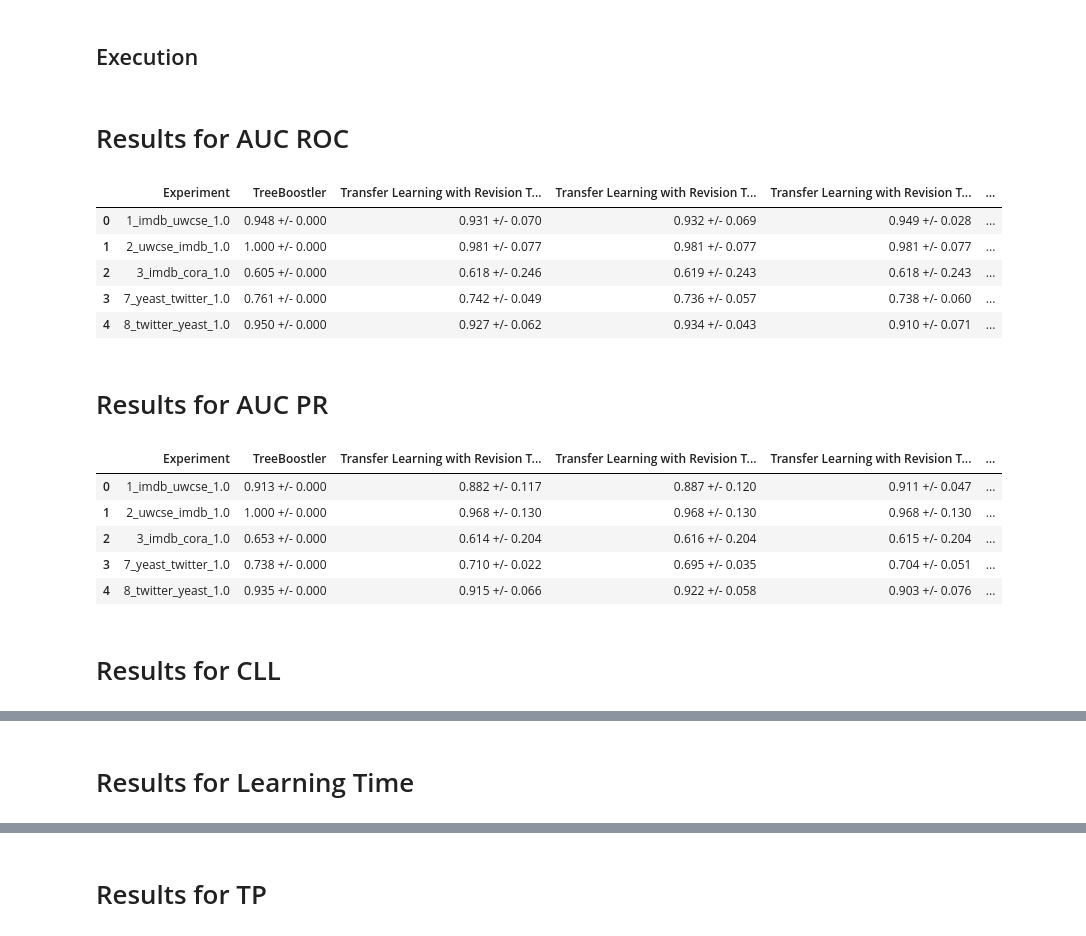
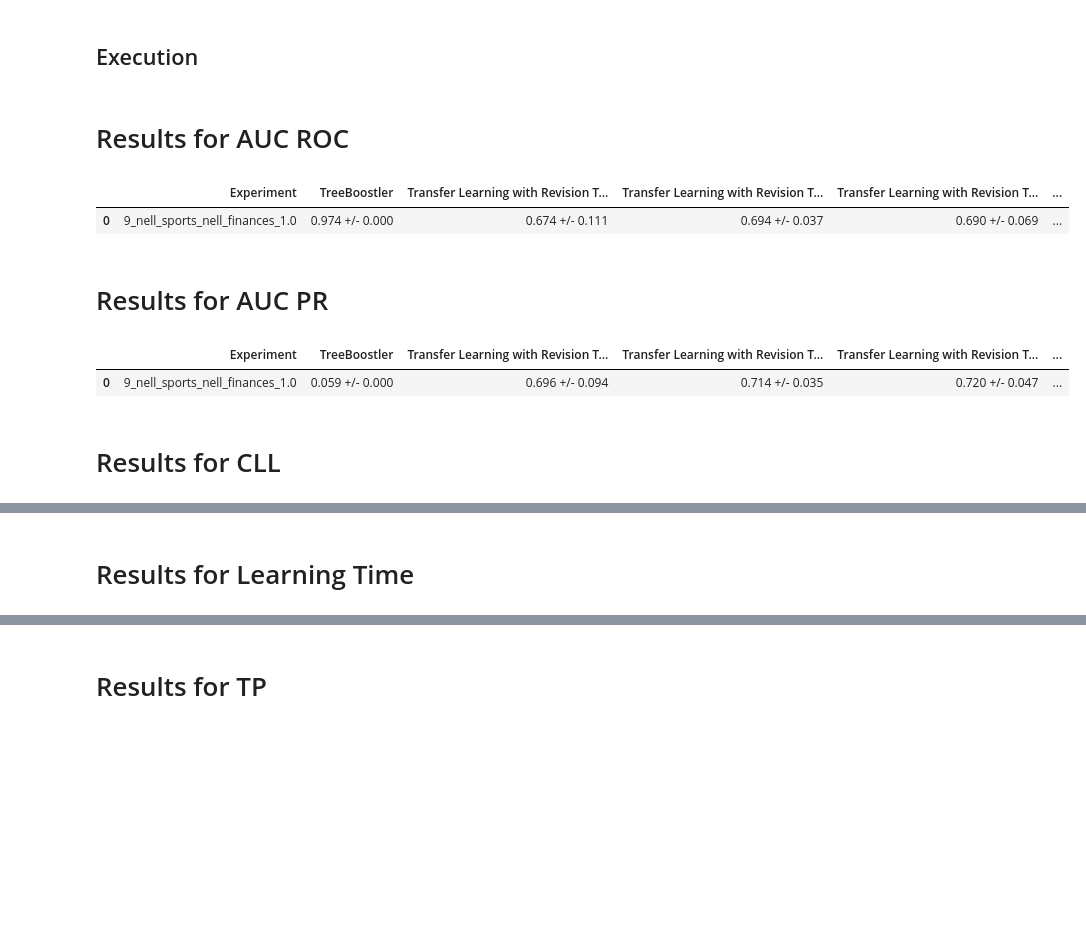
Before and after one commit to MeLLL-UFF/TransBoostler, a Jupyter notebook: results_curve.ipynb, the cells around one changed output, grey strips where cells are left out. Saved outputs shown, nothing was run; the diff lists cells and outputs as text; code cells hidden in the pictures; blank space fills up the shorter version.

```diff
--- a/results_curve.ipynb
+++ b/results_curve.ipynb
@@ -16,14 +16,14 @@ rdnb_results_filename = 'rdnb_curves_folds'
 confusion_matrix_filename = 'transboostler_confusion_matrix_revision'
 
 experiments = [
-            {'id': '1', 'source':'imdb', 'target':'uwcse', 'predicate':'workedunder', 'to_predicate':'advisedby', 'arity': 2},
-            {'id': '2', 'source':'uwcse', 'target':'imdb', 'predicate':'advisedby', 'to_predicate':'workedunder', 'arity': 2},
-            {'id': '3', 'source':'imdb', 'target':'cora', 'predicate':'workedunder', 'to_predicate':'samevenue', 'arity': 2},
-            {'id': '4', 'source':'cora', 'target':'imdb', 'predicate':'samevenue', 'to_predicate':'workedunder', 'arity': 2},
+            #{'id': '1', 'source':'imdb', 'target':'uwcse', 'predicate':'workedunder', 'to_predicate':'advisedby', 'arity': 2},
+            #{'id': '2', 'source':'uwcse', 'target':'imdb', 'predicate':'advisedby', 'to_predicate':'workedunder', 'arity': 2},
+            #{'id': '3', 'source':'imdb', 'target':'cora', 'predicate':'workedunder', 'to_predicate':'samevenue', 'arity': 2},
+            #{'id': '4', 'source':'cora', 'target':'imdb', 'predicate':'samevenue', 'to_predicate':'workedunder', 'arity': 2},
             ##{'id': '5', 'source':'uwcse', 'target':'cora', 'predicate':'advisedby', 'to_predicate':'samevenue', 'arity': 2},
             ##{'id': '6', 'source':'cora', 'target':'uwcse', 'predicate':'samevenue', 'to_predicate':'advisedby', 'arity': 2},
-            {'id': '7', 'source':'yeast', 'target':'twitter', 'predicate':'proteinclass', 'to_predicate':'accounttype', 'arity': 2},
-            {'id': '8', 'source':'twitter', 'target':'yeast', 'predicate':'accounttype', 'to_predicate':'proteinclass', 'arity': 2},
+            #{'id': '7', 'source':'yeast', 'target':'twitter', 'predicate':'proteinclass', 'to_predicate':'accounttype', 'arity': 2},
+            #{'id': '8', 'source':'twitter', 'target':'yeast', 'predicate':'accounttype', 'to_predicate':'proteinclass', 'arity': 2},
             {'id': '9', 'source':'nell_sports', 'target':'nell_finances', 'predicate':'teamplayssport', 'to_predicate':'companyeconomicsector', 'arity': 2},
             #{'id': '10', 'source':'nell_finances', 'target':'nell_sports', 'predicate':'companyeconomicsector', 'to_predicate':'teamplayssport', 'arity': 2}
 ]
@@ -32,7 +32,7 @@ experiments = [
 # %%
 def load_data(experiments, filename, treeboostler=False):
     data = {}
-    for item in experiments[:-1]:
+    for item in experiments:
         experiment_title = item['id'] + '_' + item['source'] + '_' + item['target']
 
         if(treeboostler):
@@ -40,14 +40,14 @@ def load_data(experiments, filename, treeboostler=False):
         else:
             file_path = os.getcwd() + '/experiments/' + experiment_title + '/' + filename + '.json'
 
-        if(os.path.isfile(file_path)):
-            with open(file_path, 'r') as fp:
-                results = json.load(fp)
+        #if(os.path.isfile(file_path)):
+        with open(file_path, 'r') as fp:
+            results = json.load(fp)
 
-                if(treeboostler):
-                    data[experiment_title] = results
-                else:
-                    data[experiment_title] = results['fasttext']
+            if(treeboostler):
+                data[experiment_title] = results
+            else:
+                data[experiment_title] = results['fasttext']
     return data
 # %% [markdown]
 ## Execution
@@ -63,45 +63,37 @@ for metric in ['AUC ROC', 'AUC PR', 'CLL', 'Learning Time']: #, 'Recall', 'F1',
         if dataset in data:
             for amount in [1.0]: #[0.2, 0.4, 0.6, 0.8, 1.0]:
                 mapping_time = ''
 
                 transfer_softcosine = np.array(data[dataset]['softcosine'][str(amount)][metric])
                 transfer_cosine = np.array(data[dataset]['cosine'][str(amount)][metric])
                 transfer_euclidean = np.array(data[dataset]['euclidean'][str(amount)][metric])
                 transfer_wmd = np.array(data[dataset]['wmd'][str(amount)][metric])
                 transfer_relax_wmd = np.array(data[dataset]['relax-wmd'][str(amount)][metric])
 
                 if(metric == 'Learning Time'):
                     metric = 'Learning time'
 
-                treeboostler = np.array([(np.array([item['transfer'][metric] for item in sublist])).mean() for sublist in treeboostler_data[str(dataset)]])
+                treeboostler = np.array([(np.array([item['transfer_1.0'][metric] for item in sublist])).mean() for sublist in treeboostler_data[str(dataset)]])
 
                 if(metric == 'Learning time'):
                     metric = 'Learning Time'
 
                 table.append([dataset +'_' + str(amount),
                 '%.3f +/- %.3f' % (treeboostler.mean(), 2* treeboostler.std()),
                 '%.3f +/- %.3f' % (transfer_softcosine.mean(), 2 * transfer_softcosine.std()),
                 '%.3f +/- %.3f' % (transfer_cosine.mean(), 2 * transfer_cosine.std()),
                 '%.3f +/- %.3f' % (transfer_euclidean.mean(), 2 * transfer_euclidean.std()),
                 '%.3f +/- %.3f' % (transfer_wmd.mean(), 2 * transfer_wmd.std()),
                 '%.3f +/- %.3f' % (transfer_relax_wmd.mean(), 2 * transfer_relax_wmd.std())])
                  #             ])
     display(pd.DataFrame(table, columns=['Experiment', 'TreeBoostler', 'Transfer Learning with Revision Theory - SoftCosine', 'Transfer Learning with Revision Theory - Cosine', 'Transfer Learning with Revision Theory - Euclidean', 'Transfer Learning with Revision Theory - WMD', 'Transfer Learning with Revision Theory - Relax WMD'])) #, 'Learning from scratch (RDN-B)']))
     #display(pd.DataFrame(table, columns=['Experiment', 'Transfer Learning', 'Transfer Learning with Revision Theory']))
 # %% [output]
 # Results for AUC ROC
 |  | Experiment | TreeBoostler | Transfer Learning with Revision T... | Transfer Learning with Revision T... | Transfer Learning with Revision T... | ... |
-| 0 | 1_imdb_uwcse_1.0 | 0.948 +/- 0.000 | 0.931 +/- 0.070 | 0.932 +/- 0.069 | 0.949 +/- 0.028 | ... |
-| 1 | 2_uwcse_imdb_1.0 | 1.000 +/- 0.000 | 0.981 +/- 0.077 | 0.981 +/- 0.077 | 0.981 +/- 0.077 | ... |
-| 2 | 3_imdb_cora_1.0 | 0.605 +/- 0.000 | 0.618 +/- 0.246 | 0.619 +/- 0.243 | 0.618 +/- 0.243 | ... |
-| 3 | 7_yeast_twitter_1.0 | 0.761 +/- 0.000 | 0.742 +/- 0.049 | 0.736 +/- 0.057 | 0.738 +/- 0.060 | ... |
-| 4 | 8_twitter_yeast_1.0 | 0.950 +/- 0.000 | 0.927 +/- 0.062 | 0.934 +/- 0.043 | 0.910 +/- 0.071 | ... |
+| 0 | 9_nell_sports_nell_finances_1.0 | 0.974 +/- 0.000 | 0.674 +/- 0.111 | 0.694 +/- 0.037 | 0.690 +/- 0.069 | ... |
 # Results for AUC PR
 |  | Experiment | TreeBoostler | Transfer Learning with Revision T... | Transfer Learning with Revision T... | Transfer Learning with Revision T... | ... |
-| 0 | 1_imdb_uwcse_1.0 | 0.913 +/- 0.000 | 0.882 +/- 0.117 | 0.887 +/- 0.120 | 0.911 +/- 0.047 | ... |
-| 1 | 2_uwcse_imdb_1.0 | 1.000 +/- 0.000 | 0.968 +/- 0.130 | 0.968 +/- 0.130 | 0.968 +/- 0.130 | ... |
-| 2 | 3_imdb_cora_1.0 | 0.653 +/- 0.000 | 0.614 +/- 0.204 | 0.616 +/- 0.204 | 0.615 +/- 0.204 | ... |
-| 3 | 7_yeast_twitter_1.0 | 0.738 +/- 0.000 | 0.710 +/- 0.022 | 0.695 +/- 0.035 | 0.704 +/- 0.051 | ... |
-| 4 | 8_twitter_yeast_1.0 | 0.935 +/- 0.000 | 0.915 +/- 0.066 | 0.922 +/- 0.058 | 0.903 +/- 0.076 | ... |
+| 0 | 9_nell_sports_nell_finances_1.0 | 0.059 +/- 0.000 | 0.696 +/- 0.094 | 0.714 +/- 0.035 | 0.720 +/- 0.047 | ... |
 # Results for CLL
 |  | Experiment | TreeBoostler | Transfer Learning with Revision T... | Transfer Learning with Revision T... | Transfer Learning with Revision T... | ... |
```
Also changed, not shown: parts of 2 cells of this notebook.
